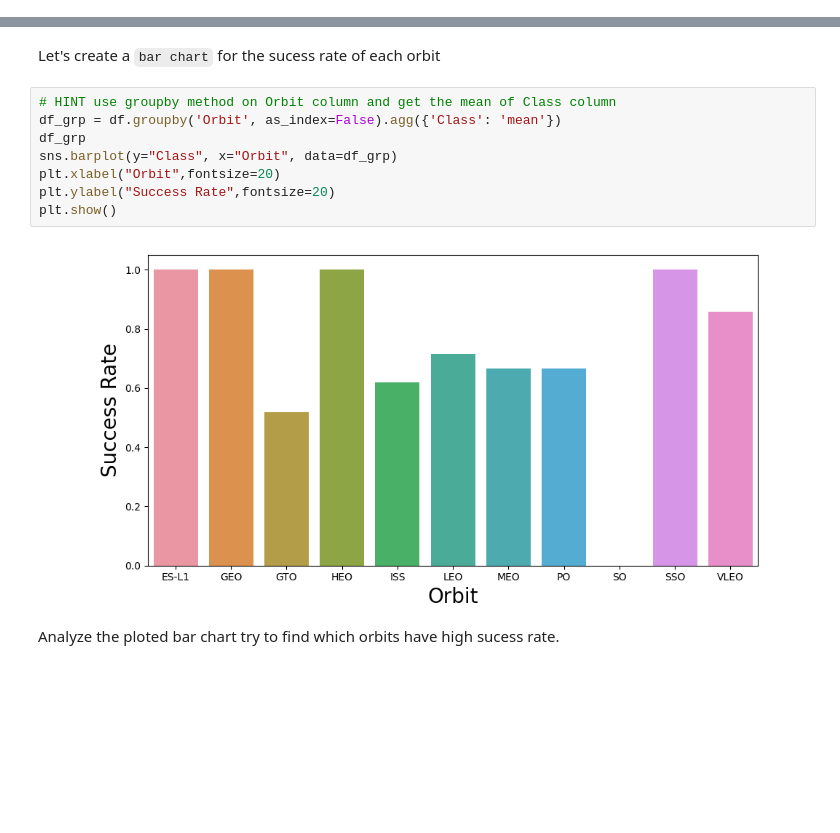
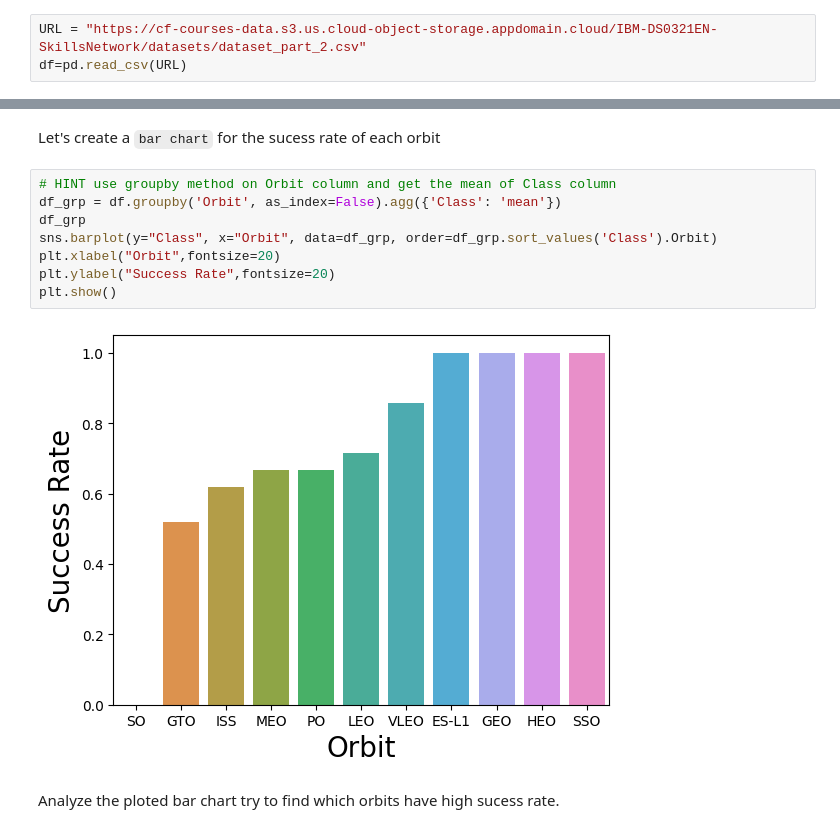
Before and after one commit to RayAThomas85/Analysis-and-Prediction-of-SpaceX-Falcon-9-First-Stage-Landing-Success, a Jupyter notebook: 5. Hands-on Lab: Complete the EDA with Visualization Lab.ipynb, the cells around one changed output, grey strips where cells are left out. Cells and saved outputs as stored; diff of their text form; blank space fills up the shorter version.

```diff
--- a/5. Hands-on Lab: Complete the EDA with Visualization Lab.ipynb
+++ b/5. Hands-on Lab: Complete the EDA with Visualization Lab.ipynb
@@ -74,3 +67,6 @@ df.head(5)
+# %%
+URL = "https://cf-courses-data.s3.us.cloud-object-storage.appdomain.cloud/IBM-DS0321EN-SkillsNetwork/datasets/dataset_part_2.csv"
+df=pd.read_csv(URL)
 # %% [markdown]
 First, let's try to see how the `FlightNumber` (indicating the continuous launch attempts.) and `Payload` variables would affect the launch outcome.
 
@@ -123,13 +119,13 @@ Let's create a `bar chart` for the sucess rate of each orbit
 # %%
 # HINT use groupby method on Orbit column and get the mean of Class column
 df_grp = df.groupby('Orbit', as_index=False).agg({'Class': 'mean'})
 df_grp
-sns.barplot(y="Class", x="Orbit", data=df_grp)
+sns.barplot(y="Class", x="Orbit", data=df_grp, order=df_grp.sort_values('Class').Orbit)
 plt.xlabel("Orbit",fontsize=20)
 plt.ylabel("Success Rate",fontsize=20)
 plt.show()
 # %% [output]
-[figure, old version]
+[figure, new version]
 # %% [markdown]
 Analyze the ploted bar chart try to find which orbits have high sucess rate.
 # %% [markdown]
```
Also changed, not shown: parts of 7 cells of this notebook.
